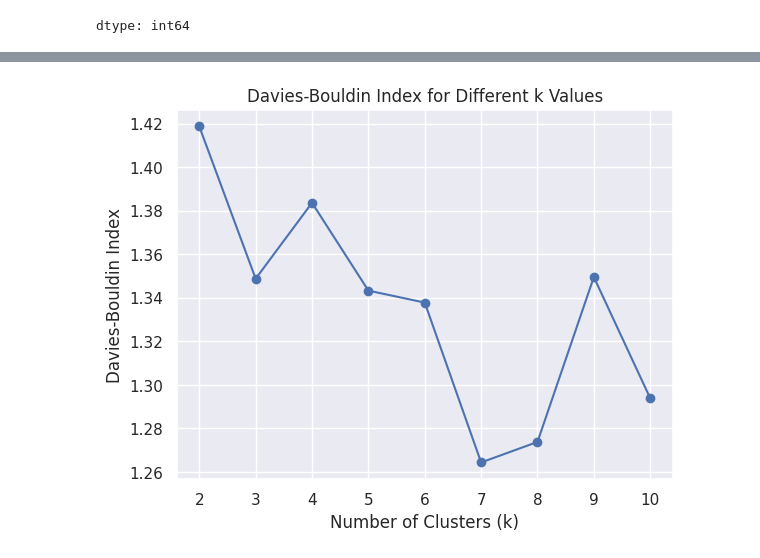
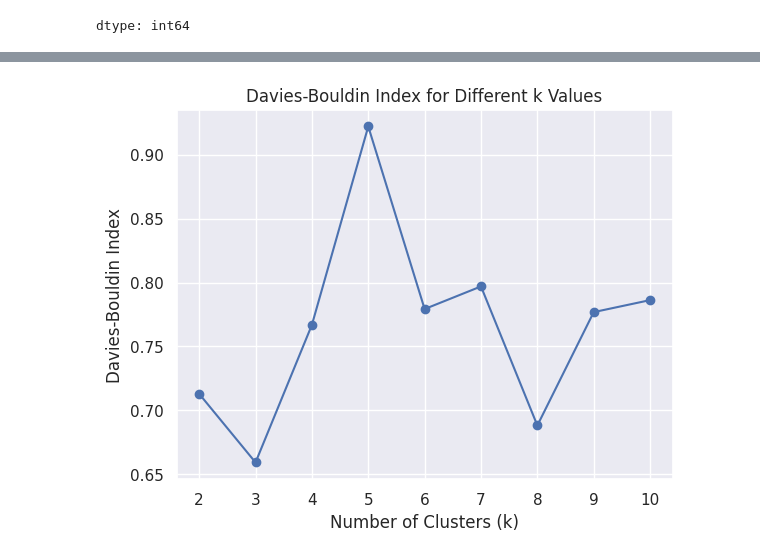
Before and after one commit to Divyam-Deep/KMean-Kaggle-Submission, a Jupyter notebook: Kmean_Kaggle.ipynb, the cells around one changed output, grey strips where cells are left out. Saved outputs shown, nothing was run; the diff lists cells and outputs as text; code cells hidden in the pictures.

```diff
--- a/Kmean_Kaggle.ipynb
+++ b/Kmean_Kaggle.ipynb
@@ -65,9 +65,11 @@ cleaned_data.head()
 | 2 | 315.258064 | 89.258170 | 21.690140 | 32 | 11.503065 | 68.571429 | 29.003153 | -0.013569 | 22.501573 | 0.101389 | 0.084500 | ... |
 | 3 | 197.693878 | 38.413132 | 25.029068 | 50 | 1.798004 | 75.000000 | 13.531768 | -0.136163 | 0.000000 | 0.000000 | 0.053095 | ... |
 | 4 | 312.838710 | 105.806455 | 35.747960 | 32 | 11.273997 | 68.503469 | 38.327021 | -0.015234 | 16.125269 | 0.088108 | 0.106771 | ... |
+# %%
+features = data[['RRTot', 'PTdis', 'STdis']]
 # %%
 #scaling the data
 scaler = StandardScaler()
-scaled_data = scaler.fit_transform(cleaned_data)
+scaled_data = scaler.fit_transform(features)
 scaled_data
 # %% [output]
@@ -102,8 +98,8 @@ from sklearn.metrics import silhouette_score
 silhouette_scores = []
 for i in range(2, 11):  # start from 2 because silhouette score requires at least 2 clusters
     kmeans = KMeans(n_clusters=i, random_state=42)
-    kmeans.fit(scaled_data)
-    silhouette_avg = silhouette_score(scaled_data, kmeans.labels_)
+    kmeans.fit(features)
+    silhouette_avg = silhouette_score(features, kmeans.labels_)
     silhouette_scores.append(silhouette_avg)
 
 # Plotting the silhouette scores
@@ -119,20 +115,20 @@ plt.show()
 # %%
 from sklearn.metrics import davies_bouldin_score
 
 davies_bouldin_scores = []
 for i in range(2, 11):  # start from 2
     kmeans = KMeans(n_clusters=i, random_state=42)
-    kmeans.fit(scaled_data)
-    db_score = davies_bouldin_score(scaled_data, kmeans.labels_)
+    kmeans.fit(features)
+    db_score = davies_bouldin_score(features, kmeans.labels_)
     davies_bouldin_scores.append(db_score)
 
 # Plotting the Davies-Bouldin scores
 plt.plot(range(2, 11), davies_bouldin_scores, marker='o')
 plt.title('Davies-Bouldin Index for Different k Values')
 plt.xlabel('Number of Clusters (k)')
 plt.ylabel('Davies-Bouldin Index')
 plt.show()
 
 # in this we choose the min value
 # %% [output]
-[figure, old version]
+[figure, new version]
```
Also changed, not shown: parts of 8 cells of this notebook.
